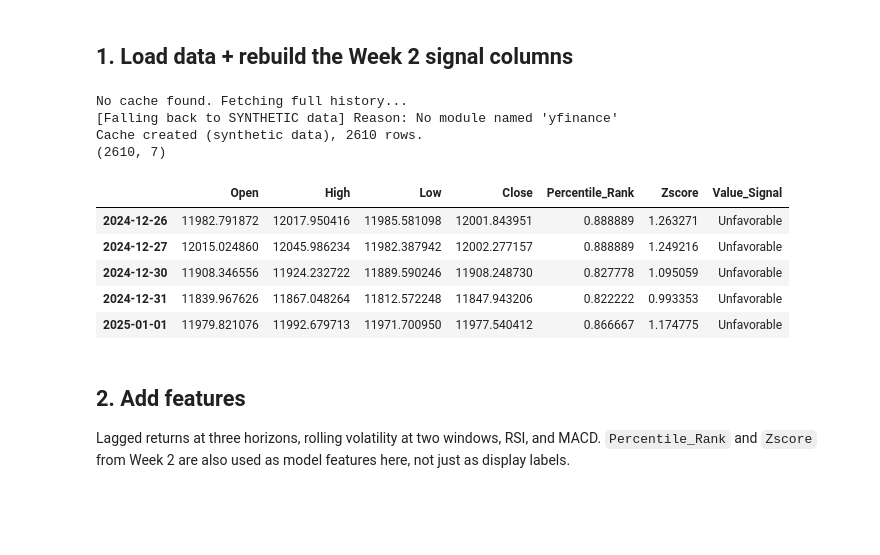
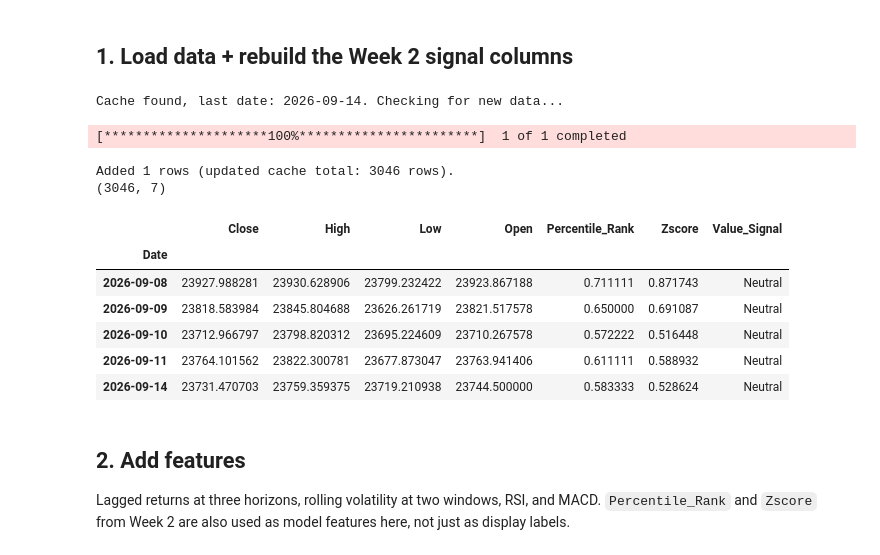
Before and after one commit to jasons321/forex-gb-idr, a Jupyter notebook: notebooks/04_ml_model.ipynb, the cells around one changed output. Saved outputs shown, nothing was run; the diff lists cells and outputs as text; code cells hidden in the pictures; blank space fills up the shorter version.

```diff
--- a/notebooks/04_ml_model.ipynb
+++ b/notebooks/04_ml_model.ipynb
@@ -24,24 +30,25 @@ plt.rcParams["figure.figsize"] = (12, 5)
 # %%
 PERIOD = 180
 
-df = get_data_incremental(start="2015-01-01")
+df = get_data_incremental()
 df = add_percentile_rank(df, period=PERIOD)
 df = add_zscore(df, period=PERIOD)
 df["Value_Signal"] = df["Percentile_Rank"].apply(classify_signal)
 
 print(df.shape)
 df.tail()
 # %% [output]
-No cache found. Fetching full history...
-[Falling back to SYNTHETIC data] Reason: No module named 'yfinance'
-Cache created (synthetic data), 2610 rows.
-(2610, 7)
+Cache found, last date: 2026-09-14. Checking for new data...
+[*********************100%***********************]  1 of 1 completed
+Added 1 rows (updated cache total: 3046 rows).
+(3046, 7)
-|  | Open | High | Low | Close | Percentile_Rank | Zscore | Value_Signal |
-| 2024-12-26 | 11982.791872 | 12017.950416 | 11985.581098 | 12001.843951 | 0.888889 | 1.263271 | Unfavorable |
-| 2024-12-27 | 12015.024860 | 12045.986234 | 11982.387942 | 12002.277157 | 0.888889 | 1.249216 | Unfavorable |
-| 2024-12-30 | 11908.346556 | 11924.232722 | 11889.590246 | 11908.248730 | 0.827778 | 1.095059 | Unfavorable |
-| 2024-12-31 | 11839.967626 | 11867.048264 | 11812.572248 | 11847.943206 | 0.822222 | 0.993353 | Unfavorable |
-| 2025-01-01 | 11979.821076 | 11992.679713 | 11971.700950 | 11977.540412 | 0.866667 | 1.174775 | Unfavorable |
+|  | Close | High | Low | Open | Percentile_Rank | Zscore | Value_Signal |
+| Date |  |  |  |  |  |  |  |
+| 2026-09-08 | 23927.988281 | 23930.628906 | 23799.232422 | 23923.867188 | 0.711111 | 0.871743 | Neutral |
+| 2026-09-09 | 23818.583984 | 23845.804688 | 23626.261719 | 23821.517578 | 0.650000 | 0.691087 | Neutral |
+| 2026-09-10 | 23712.966797 | 23798.820312 | 23695.224609 | 23710.267578 | 0.572222 | 0.516448 | Neutral |
+| 2026-09-11 | 23764.101562 | 23822.300781 | 23677.873047 | 23763.941406 | 0.611111 | 0.588932 | Neutral |
+| 2026-09-14 | 23731.470703 | 23759.359375 | 23719.210938 | 23744.500000 | 0.583333 | 0.528624 | Neutral |
 # %% [markdown]
 ## 2. Add features
 
```
Also changed, not shown: parts of 12 cells of this notebook, 1 other file.
